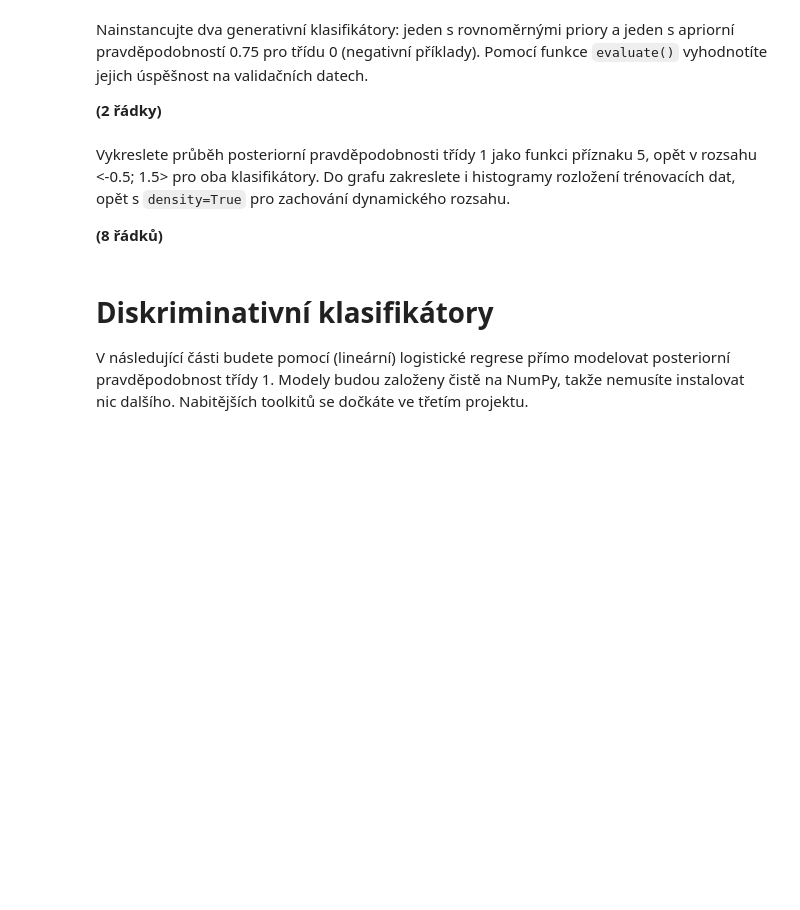
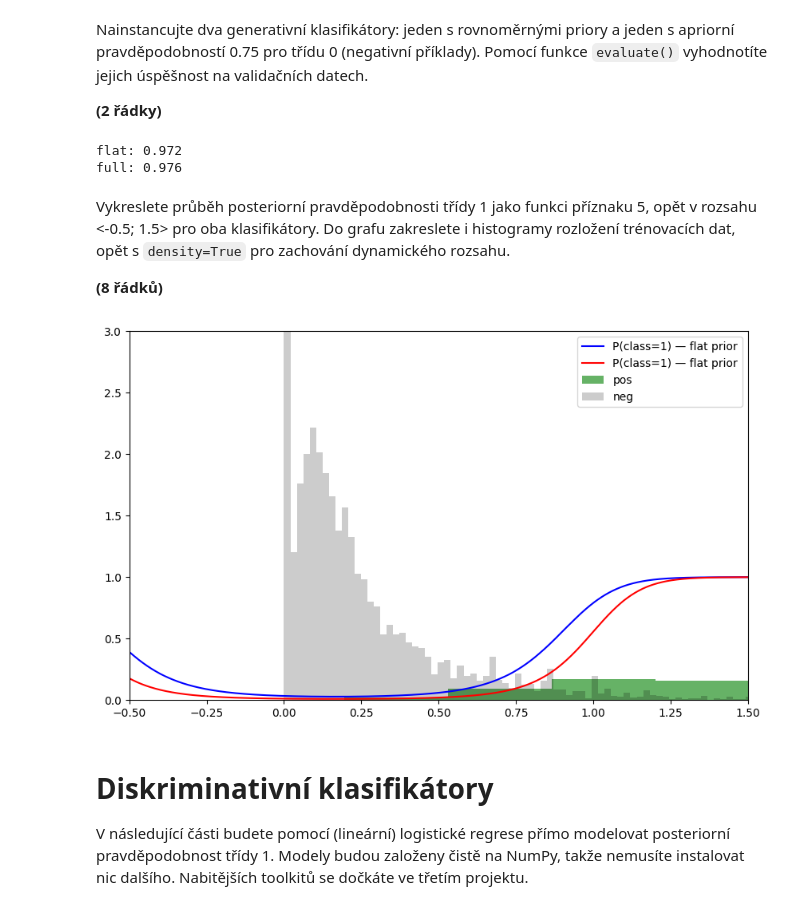
Before and after one commit to Marek324/butfit-sui, a Jupyter notebook: zadani.ipynb, the cells around one changed output. Saved outputs shown, nothing was run; the diff lists cells and outputs as text; code cells hidden in the pictures; blank space fills up the shorter version.

```diff
--- a/zadani.ipynb
+++ b/zadani.ipynb
@@ -132,14 +211,32 @@ class GenerativeClassifier2Class:
+# %%
+import sys
+np.set_printoptions(threshold=sys.maxsize)
+class GenerativeClassifier2Class:
+    def __init__(self, zero_dist, first_dist, prior_zero, prior_first):
+        self.zero_dist = zero_dist
+        self.first_dist = first_dist
+        assert (prior_first + prior_zero) == 1
+        self.prior_zero = prior_zero
+        self.prior_first = prior_first
+
+    def prob_class_1(self, data):
+        l1 = self.first_dist.pdf(data)
+        l0 = self.zero_dist.pdf(data)
+        return np.divide(self.prior_first * l1, np.add(self.prior_zero * l0, self.prior_first * l1))
 # %% [markdown]
 Nainstancujte dva generativní klasifikátory: jeden s rovnoměrnými priory a jeden s apriorní pravděpodobností 0.75 pro třídu 0 (negativní příklady).
 Pomocí funkce `evaluate()` vyhodnotíte jejich úspěšnost na validačních datech.
 
 **(2 řádky)**
 # %%
-classifier_flat_prior = None
-classifier_full_prior = None
+classifier_flat_prior = GenerativeClassifier2Class(neg_g, pos_g, 0.5, 0.5)
+classifier_full_prior = GenerativeClassifier2Class(neg_g, pos_g, 0.75, 0.25)
 
 print('flat:', evaluate(classifier_flat_prior, val_dataset.xs[:, FOI], val_dataset.targets))
 print('full:', evaluate(classifier_full_prior, val_dataset.xs[:, FOI], val_dataset.targets))
+# %% [output]
+flat: 0.972
+full: 0.976
 # %% [markdown]
 Vykreslete průběh posteriorní pravděpodobnosti třídy 1 jako funkci příznaku 5, opět v rozsahu <-0.5; 1.5> pro oba klasifikátory.
 Do grafu zakreslete i histogramy rozložení trénovacích dat, opět s `density=True` pro zachování dynamického rozsahu.
@@ -150,3 +245,24 @@ pass
+# %%
+x = np.linspace(-0.5,1.5,1000)
+mu_pos, std_pos = mle_gauss_1d(train_dataset.pos[:, FOI])
+mu_neg, std_neg = mle_gauss_1d(train_dataset.neg[:, FOI])
+pos_g = norm(loc=mu_pos, scale=std_pos)
+neg_g = norm(loc=mu_neg, scale=std_neg)
+classifier_flat_prior = GenerativeClassifier2Class(neg_g, pos_g, 0.5, 0.5)
+classifier_full_prior = GenerativeClassifier2Class(neg_g, pos_g, 0.75, 0.25)
+probs_one = classifier_flat_prior.prob_class_1(x)
+probs_second = classifier_full_prior.prob_class_1(x)
+plt.figure(figsize=(10,6))
+plt.plot(x, probs_one, color='blue', label='P(class=1) — flat prior')
+plt.plot(x, probs_second, color='red', label='P(class=1) — flat prior')
+plt.hist(train_dataset.pos[:, FOI], bins=150, density=True, alpha=0.6, color='green', label='pos')
+plt.hist(train_dataset.neg[:, FOI], bins=150, density=True, alpha=0.2, color='black', label='neg')
+plt.xlim(-0.5, 1.5)
+plt.ylim(0,3)
+plt.legend()
+plt.show()
+# %% [output]
+[figure, added]
 # %% [markdown]
 # Diskriminativní klasifikátory
 V následující části budete pomocí (lineární) logistické regrese přímo modelovat posteriorní pravděpodobnost třídy 1.
```
Also changed, not shown: parts of 19 cells of this notebook, 4 other files.
